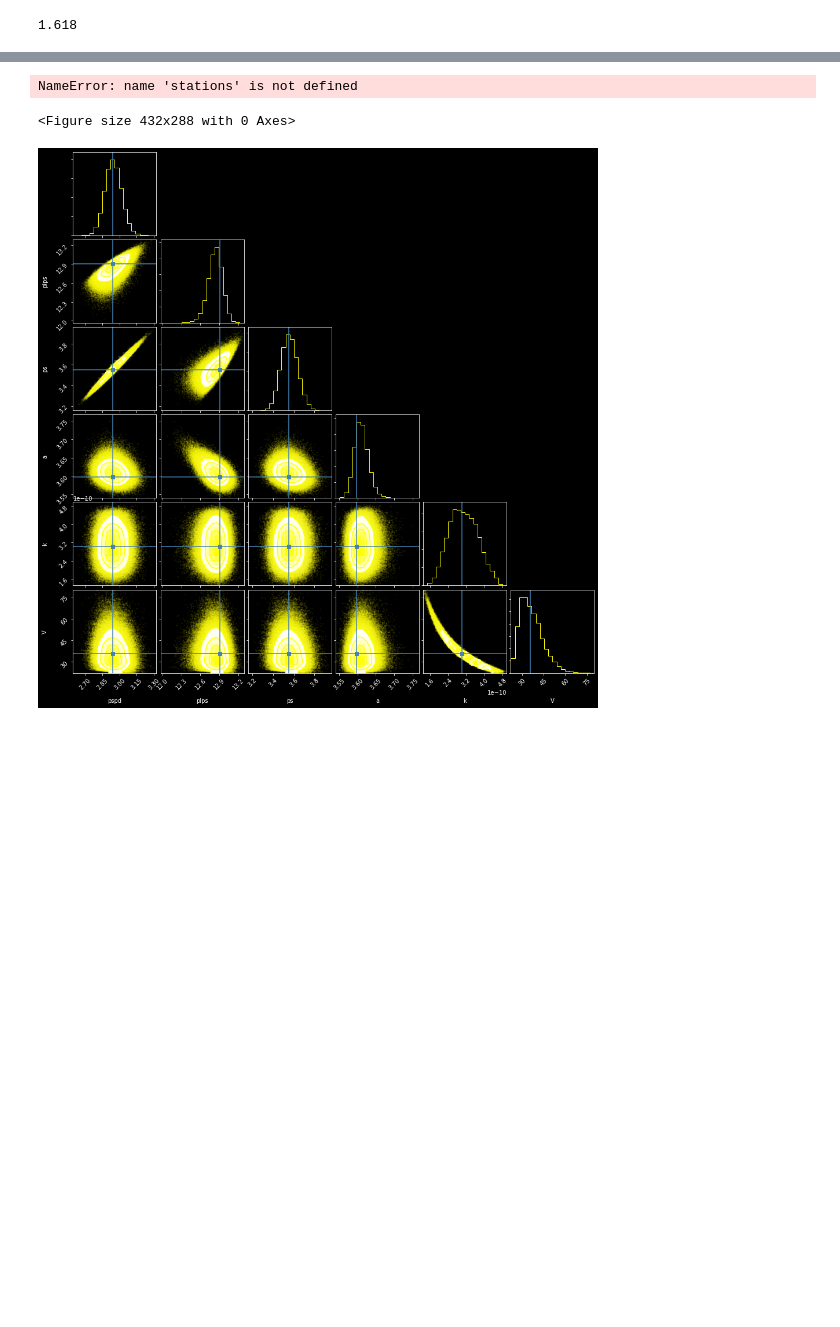
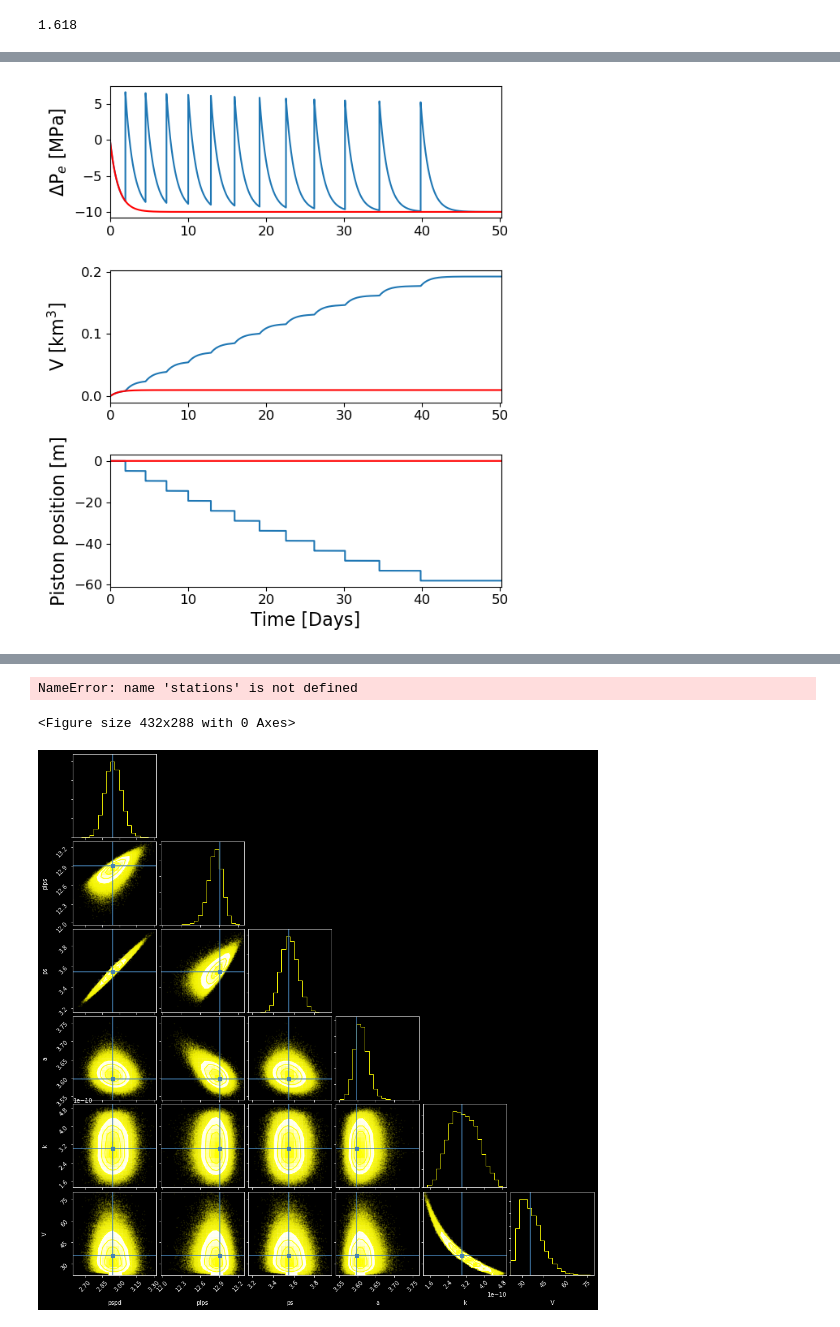
Before and after one commit to alberoman/kila_codes, a Jupyter notebook: paper.ipynb, the cells around one changed output, grey strips where cells are left out. Cells and saved outputs as stored; diff of their text form; code cells hidden in the pictures; blank space fills up the shorter version.

```diff
--- a/paper.ipynb
+++ b/paper.ipynb
@@ -1108,3 +1118,101 @@ array([2880.93447337, 2880.93447337])
 golden_ratio
 # %% [output]
 1.618
+# %%
+import sys
+sys.path.insert(1,'model/')
+from solvers_piston import *
+
+x0 = 0
+g = 9.8
+rho = 2700
+#chamber and elasticity
+V0= 1e+9
+k = 1.e+9
+#Piston geometrical parameters
+Rp = 1e+3
+hp = 5e+2
+S = 3.14 * Rp**2
+Vp = S * hp
+m = rho * Vp
+#Conduit and mama properties
+a = 4.
+mu = 3e+2
+l = 3e+4
+#Friction properties
+c0 = 8.5e+6
+fric_coef = 0.01
+Fs = c0 * S
+R5 = 0.10
+Fd = Fs * R5
+#Driving pressure
+Pl =1e+7
+pstar = c0
+tstar = ((m*V0) / (k* S**2))**0.5
+xstar = Fs*V0/(k*S**2)
+qstar = Fs *(V0/(k*m))**0.5
+Vstar = xstar * S
+R1 = rho * g * V0 /(k*S)
+R2 = (m * k / V0)**0.5 *(3.14 * a**4 )/(8* mu * l* S)
+R3 = Pl / Fs * S
+R4 = -1
+x0 = x0/xstar
+tc = 3.14 * a**4 *k/ (8* mu * l * V0)
+time,DeltaP,x,velocity,vol_out = isostatic_piston(x0,R1,R2,R3,R4,R5)
+DeltaP = DeltaP * pstar
+x = x * xstar
+x = -x
+vol_out = vol_out* Vstar
+time = time * tstar
+p0 = 0e+6
+tcol = -1/tc * np.log((-c0 +Pl) / (p0 + Pl))
+
+timenocol = np.linspace(0,tcol,1000)
+DeltaP_nocol = (Pl + p0) * np.exp(-tc *timenocol) - Pl
+V_nocol = V0/k *(p0 + Pl) * (1 - np.exp(-tc * timenocol))
+x_nocol = np.zeros(len(timenocol))
+DeltaP = np.concatenate((DeltaP_nocol,DeltaP))
+x = np.concatenate((x_nocol,x))
+vol_out = vol_out + V_nocol[-1]
+vol_out = np.concatenate((V_nocol,vol_out))
+time = time + timenocol[-1]
+time = np.concatenate((timenocol,time))
+DeltaP_nocol = (Pl + p0) * np.exp(-tc *time) - Pl
+V_nocol = V0/k *(p0 + Pl) * (1 - np.exp(-tc * time))
+
+DeltaP = DeltaP / 1e+6
+DeltaP_nocol = DeltaP_nocol / 1e+6
+vol_out = vol_out / 1e+9
+V_nocol = V_nocol / 1e+9
+time = time / (3600 *24)
+timenocol = timenocol / (3600 * 24)
+fig, ax = plt.subplots(nrows = 3, ncols = 1, figsize = (6,7))
+ax[0].plot(time,DeltaP)
+#ax[0].plot(time,DeltaP_nocol)
+ax[0].set_ylabel('$\Delta$P$_e$ [MPa]',fontsize= 16)
+ax[0].tick_params(labelsize = 12)
+ax[0].set_xlim([0,time[-1]])
+ax[0].tick_params(labelsize = 12)
+ax[0].plot(time,DeltaP_nocol,'r')
+ax[1].plot(time,vol_out)
+ax[1].plot(time,V_nocol,'r')
+#ax[1].plot(time,V_nocol)
+ax[1].set_ylabel('V [km$^3$]',fontsize= 16)
+ax[1].tick_params(labelsize = 12)
+ax[1].set_xlim([0,time[-1]])
+
+ax[2].plot(time,x)
+ax[2].plot(time,np.zeros(len(time)),'r')
+ax[2].set_xlabel('Time [Days]',fontsize= 16)
+ax[2].tick_params(labelsize = 12)
+ax[2].set_ylabel('Piston position [m]',fontsize= 16)
+
+ax[2].set_xlim([0,time[-1]])
+fig.align_ylabels(ax[:])
+plt.tight_layout()
+plt.savefig(path_figs + 'synthetic_friction.pdf')
+DeltaP[0],DeltaP_nocol[0]
+phi = ((Pl - c0) / (c0 - Fd/S))
+print('Phi is ',phi)
+print('Psi is', R1)
+# %% [output]
@@ -1110,0 +1222 @@ golden_ratio
+[figure, added]
```
Also changed, not shown: parts of 13 cells of this notebook, 29 other files.
